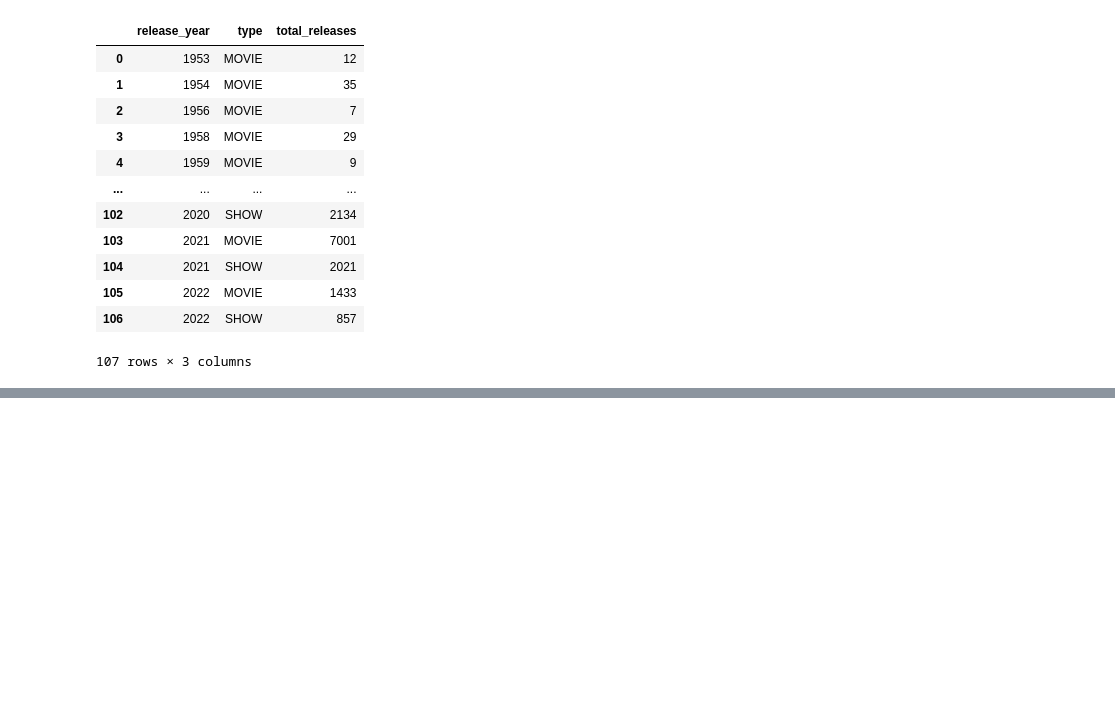
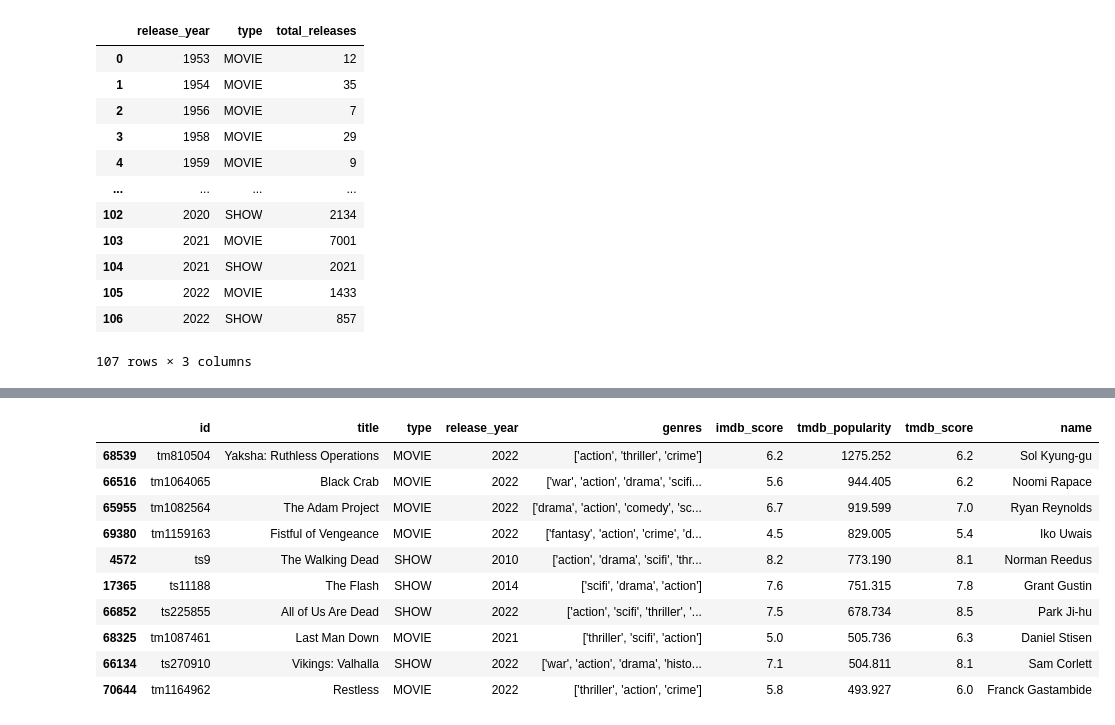
Before and after one commit to VedranaGATech/Project_1_Neflix_and_Chill, a Jupyter notebook: netflix.ipynb, the cells around one changed output, grey strips where cells are left out. Saved outputs shown, nothing was run; the diff lists cells and outputs as text; code cells hidden in the pictures; blank space fills up the shorter version.

Commit message:
Action genres file upload

```diff
--- a/netflix.ipynb
+++ b/netflix.ipynb
@@ -226,0 +232,9 @@ release_timeline.show()
+# %%
+# Dropping Null values
+cleaned_netflix_data = netflix_DF.drop_duplicates("id")
+cleaned_netflix_data
+
+netflix_data = cleaned_netflix_data[["id", "title", "type", "release_year", "genres", "imdb_score",
+                                             "tmdb_popularity","tmdb_score", "name"]]
+
+netflix_data.head()
@@ -226,0 +248,4 @@ release_timeline.show()
+# %%
+# Create dataframe with genre as action
+action_df = netflix_data[netflix_data["genres"].str.contains("action")]
+action_df.head()
@@ -226,0 +305,16 @@ release_timeline.show()
+# %%
+# Movies that were most popular on Netflix using TMDb scores
+action_popularity_df = action_df.nlargest(10, "tmdb_popularity")
+action_popularity_df
+# %% [output]
+|  | id | title | type | release_year | genres | imdb_score | tmdb_popularity | tmdb_score | name |
+| 68539 | tm810504 | Yaksha: Ruthless Operations | MOVIE | 2022 | ['action', 'thriller', 'crime'] | 6.2 | 1275.252 | 6.2 | Sol Kyung-gu |
+| 66516 | tm1064065 | Black Crab | MOVIE | 2022 | ['war', 'action', 'drama', 'scifi... | 5.6 | 944.405 | 6.2 | Noomi Rapace |
+| 65955 | tm1082564 | The Adam Project | MOVIE | 2022 | ['drama', 'action', 'comedy', 'sc... | 6.7 | 919.599 | 7.0 | Ryan Reynolds |
+| 69380 | tm1159163 | Fistful of Vengeance | MOVIE | 2022 | ['fantasy', 'action', 'crime', 'd... | 4.5 | 829.005 | 5.4 | Iko Uwais |
+| 4572 | ts9 | The Walking Dead | SHOW | 2010 | ['action', 'drama', 'scifi', 'thr... | 8.2 | 773.190 | 8.1 | Norman Reedus |
+| 17365 | ts11188 | The Flash | SHOW | 2014 | ['scifi', 'drama', 'action'] | 7.6 | 751.315 | 7.8 | Grant Gustin |
+| 66852 | ts225855 | All of Us Are Dead | SHOW | 2022 | ['action', 'scifi', 'thriller', '... | 7.5 | 678.734 | 8.5 | Park Ji-hu |
+| 68325 | tm1087461 | Last Man Down | MOVIE | 2021 | ['thriller', 'scifi', 'action'] | 5.0 | 505.736 | 6.3 | Daniel Stisen |
+| 66134 | ts270910 | Vikings: Valhalla | SHOW | 2022 | ['war', 'action', 'drama', 'histo... | 7.1 | 504.811 | 8.1 | Sam Corlett |
+| 70644 | tm1164962 | Restless | MOVIE | 2022 | ['thriller', 'action', 'crime'] | 5.8 | 493.927 | 6.0 | Franck Gastambide |
```
Also changed, not shown: parts of 10 cells of this notebook.
